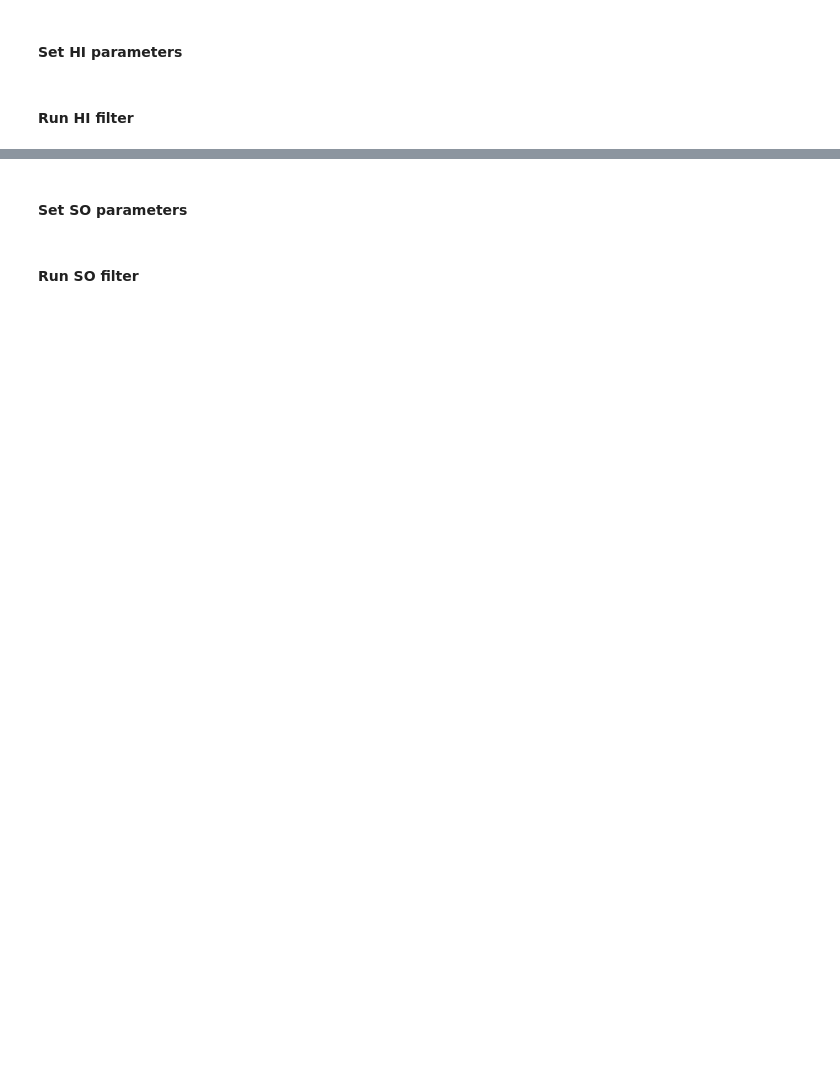
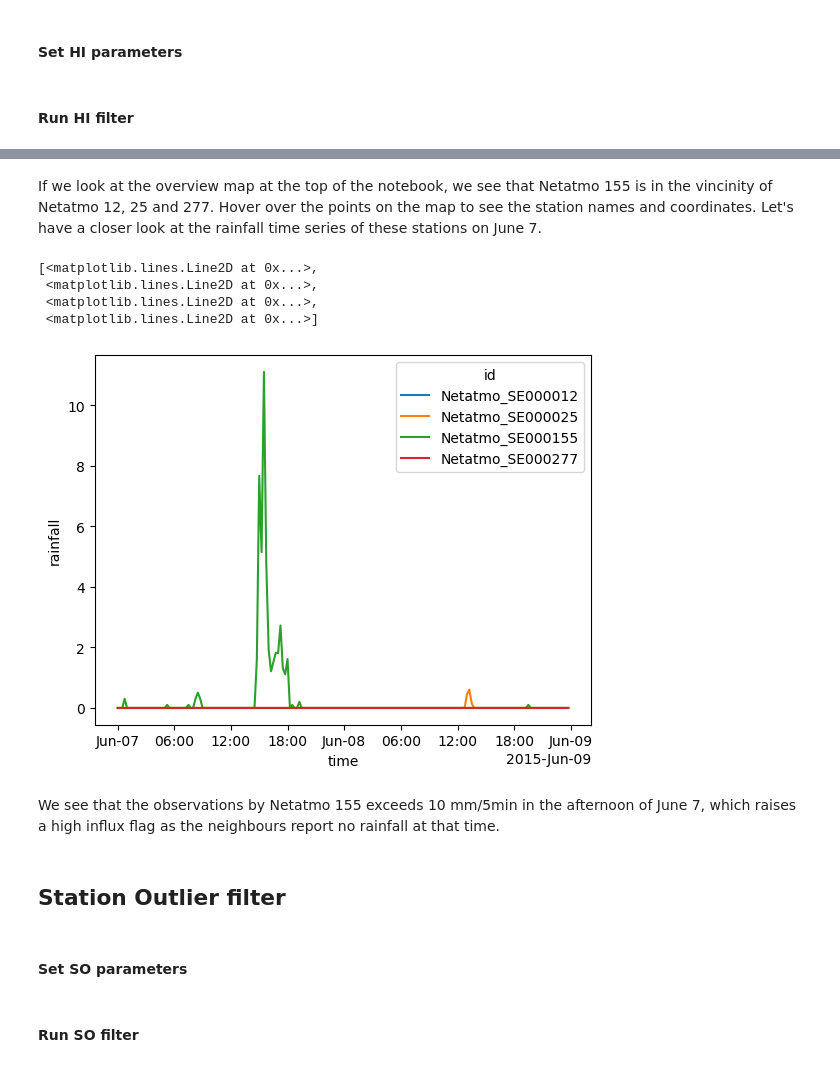
Before and after one commit to lepetersson/OpenMRG2, a Jupyter notebook: Quality_Control_PWS.ipynb, the cells around one changed output, grey strips where cells are left out. Drawn from its saved outputs; the diff is of its cells as text; code cells hidden in the pictures; blank space fills up the shorter version.

Commit message:
update QC notebook

```diff
--- a/Quality_Control_PWS.ipynb
+++ b/Quality_Control_PWS.ipynb
@@ -125,2 +211,18 @@ ds_pws_filtered.to_netcdf('FZ_HI_filtered_nstat_3.nc')
+# %% [markdown]
+If we look at the overview map at the top of the notebook, we see that Netatmo 155 is in the vincinity of Netatmo 12, 25 and 277. Hover over the points on the map to see the station names and coordinates. Let's have a closer look at the rainfall time series of these stations on June 7.
+# %%
+hi_stations = ['Netatmo_SE000012', 'Netatmo_SE000025', 'Netatmo_SE000155','Netatmo_SE000277']
+plt.figure()
+ds_pws.rainfall.sel(id=hi_stations, time = slice('2015-06-07','2015-06-08')).plot.line(x='time')
+# %% [output]
+[<matplotlib.lines.Line2D at 0x...>,
+ <matplotlib.lines.Line2D at 0x...>,
+ <matplotlib.lines.Line2D at 0x...>,
+ <matplotlib.lines.Line2D at 0x...>]
+[figure, added]
+# %% [markdown]
+We see that the observations by Netatmo 155 exceeds 10 mm/5min in the afternoon of June 7, which raises a high influx flag as the neighbours report no rainfall at that time.
+# %% [markdown]
+## Station Outlier filter
 # %% [markdown]
 #### Set SO parameters
```
Also changed, not shown: parts of 41 cells of this notebook.
